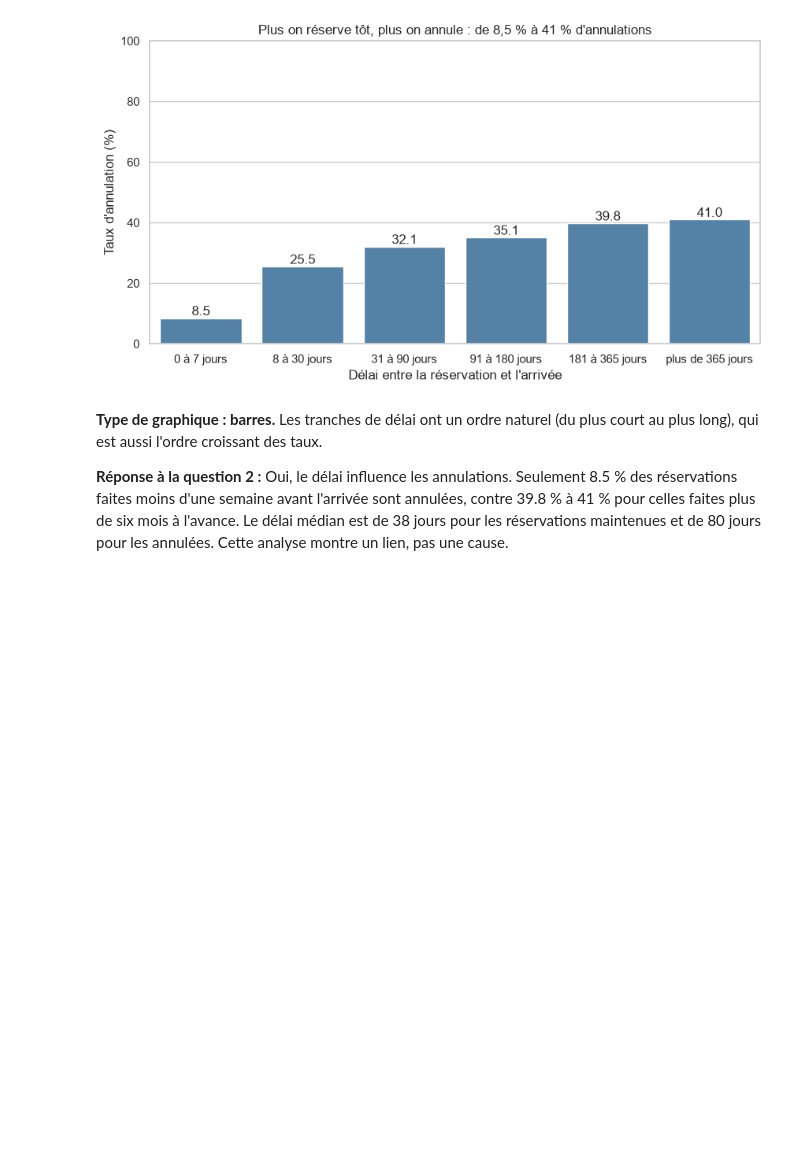
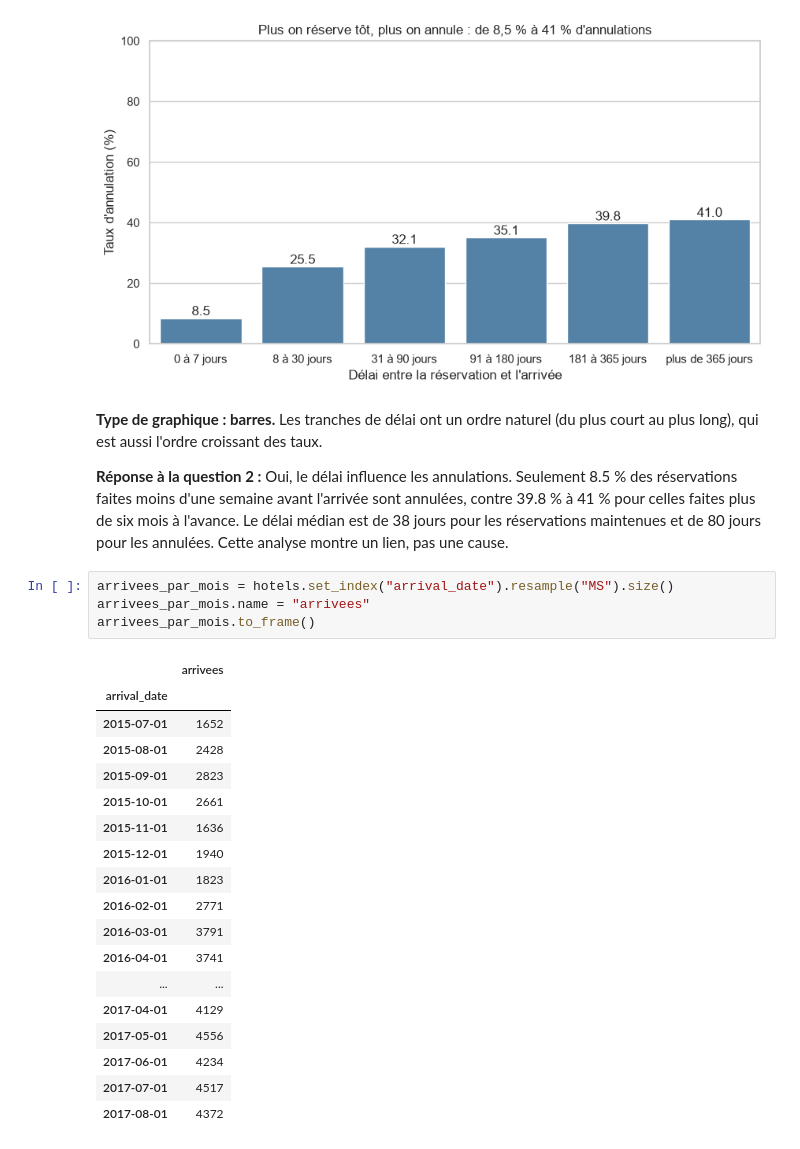
Before and after one commit to fotsotagnefred-png/Mon-projet-Analyse, a Jupyter notebook: notebooks/03_analyse.ipynb, the cells around one changed output. Drawn from its saved outputs; the diff is of its cells as text; blank space fills up the shorter version.

```diff
--- a/notebooks/03_analyse.ipynb
+++ b/notebooks/03_analyse.ipynb
@@ -148,3 +148,26 @@ plt.show()
 **Type de graphique : barres.** Les tranches de délai ont un ordre naturel (du plus court au plus long), qui est aussi l'ordre croissant des taux.
 
 **Réponse à la question 2 :** Oui, le délai influence les annulations. Seulement 8.5 % des réservations faites moins d'une semaine avant l'arrivée sont annulées, contre 39.8 % à 41 % pour celles faites plus de six mois à l'avance. Le délai médian est de 38 jours pour les réservations maintenues et de 80 jours pour les annulées. Cette analyse montre un lien, pas une cause.
+# %%
+arrivees_par_mois = hotels.set_index("arrival_date").resample("MS").size()
+arrivees_par_mois.name = "arrivees"
+arrivees_par_mois.to_frame()
+# %% [output]
+|  | arrivees |
+| arrival_date |  |
+| 2015-07-01 | 1652 |
+| 2015-08-01 | 2428 |
+| 2015-09-01 | 2823 |
+| 2015-10-01 | 2661 |
+| 2015-11-01 | 1636 |
+| 2015-12-01 | 1940 |
+| 2016-01-01 | 1823 |
+| 2016-02-01 | 2771 |
+| 2016-03-01 | 3791 |
+| 2016-04-01 | 3741 |
+| ... | ... |
+| 2017-04-01 | 4129 |
+| 2017-05-01 | 4556 |
+| 2017-06-01 | 4234 |
+| 2017-07-01 | 4517 |
+| 2017-08-01 | 4372 |
```
Also changed, not shown: parts of 9 cells of this notebook, 2 other files.
